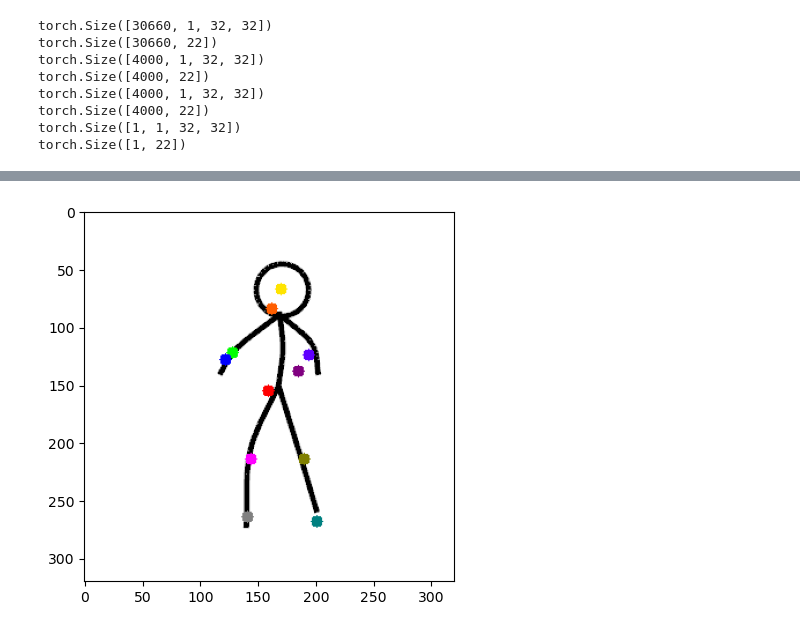
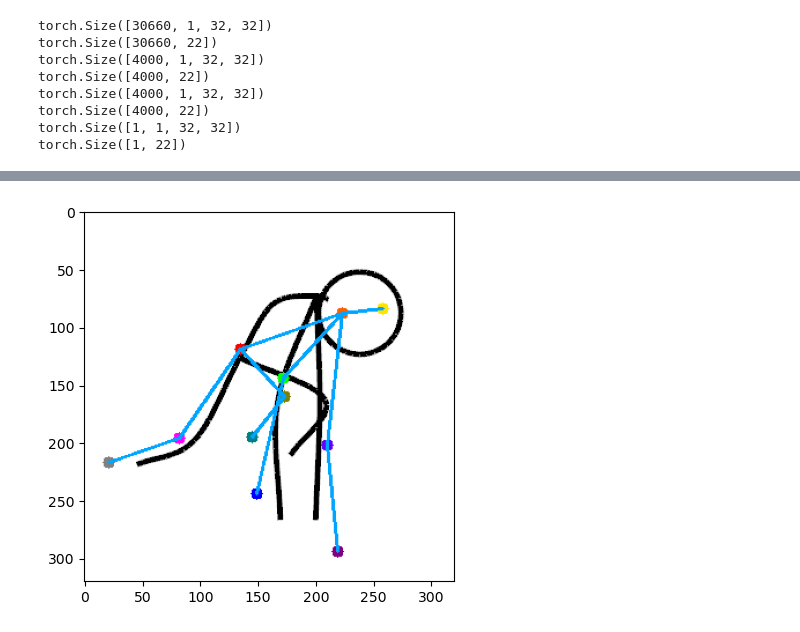
Before and after one commit to leesihoo0919/CG-LAB-Stick-Figure, a Jupyter notebook: final model test.ipynb, the cells around one changed output, grey strips where cells are left out. Saved outputs shown, nothing was run; the diff lists cells and outputs as text; code cells hidden in the pictures.

```diff
--- a/final model test.ipynb
+++ b/final model test.ipynb
@@ -363,7 +365,7 @@ X_ex = load_images("./image_ex/")
 x_ex_preprocessed = X_ex.reshape(-1, 32, 32, 1).astype('float32') / 255.0
 x_ex_preprocessed = torch.FloatTensor(x_ex_preprocessed).to(device)
 x_ex_preprocessed = x_ex_preprocessed.transpose(1, 3)
-imageFile = './image_ex/sf001490.png'
+imageFile = './image_ex/sf000612.png'
 X_ex_image = cv2.imread(imageFile)
 
 # 각 관절 위치 값 저장
@@ -385,33 +387,51 @@ re_y = int(round(data[11]))
 rh_x = int(round(data[12]))
 rh_y = int(round(data[13]))
 lk_x = int(round(data[14]))
 lk_y = int(round(data[15]))
 lf_x = int(round(data[16]))
 lf_y = int(round(data[17]))
 rk_x = int(round(data[18]))
 rk_y = int(round(data[19]))
 rf_x = int(round(data[20]))
 rf_y = int(round(data[21]))
 
 
 
 cv2.circle(X_ex_image,(c1_x,c1_y), radius=5, color=(0,0,255), thickness=-1)  #빨
 cv2.circle(X_ex_image,(c2_x,c2_y), radius=5, color=(0,94,255), thickness=-1)  #주
 cv2.circle(X_ex_image,(c3_x,c3_y), radius=5, color=(0,228,255), thickness=-1) #노
 cv2.circle(X_ex_image,(le_x,le_y), radius=5, color=(0,255,0), thickness=-1)  #초
 cv2.circle(X_ex_image,(lh_x,lh_y), radius=5, color=(255,0,0), thickness=-1)  #파
 cv2.circle(X_ex_image,(re_x,re_y), radius=5, color=(255,0,95), thickness=-1)
 cv2.circle(X_ex_image,(rh_x,rh_y), radius=5, color=(128,0,128), thickness=-1)
 cv2.circle(X_ex_image,(lk_x,lk_y), radius=5, color=(255,0,255), thickness=-1)
 cv2.circle(X_ex_image,(lf_x,lf_y), radius=5, color=(128,128,128), thickness=-1)
 cv2.circle(X_ex_image,(rk_x,rk_y), radius=5, color=(0,128,128), thickness=-1)
 cv2.circle(X_ex_image,(rf_x,rf_y), radius=5, color=(128,128,0), thickness=-1)
 
 
+# 각 연결을 나타내는 튜플 리스트
+connections = [(c1_x, c1_y, c2_x, c2_y),
+               (c2_x, c2_y, c3_x, c3_y),
+               (c2_x, c2_y, le_x, le_y),
+               (c2_x, c2_y, re_x, re_y),
+               (le_x, le_y, lh_x, lh_y),
+               (re_x, re_y, rh_x, rh_y),
+               (c1_x, c1_y, lk_x, lk_y),
+               (c1_x, c1_y, rk_x, rk_y),
+               (lk_x, lk_y, lf_x, lf_y),
+               (rk_x, rk_y, rf_x, rf_y)]
+
+# 주황색 RGB 값
+orange = (255, 165, 0)
+
+# 각 연결에 대해 선을 그립니다
+for conn in connections:
+    cv2.line(X_ex_image, (conn[0], conn[1]), (conn[2], conn[3]), orange, thickness=2)
+
+# 색상 공간을 RGB로 변환하고 이미지를 출력합니다
 img = cv2.cvtColor(X_ex_image, cv2.COLOR_BGR2RGB)
-
-#이미지, 점 출력
 plt.imshow(img)
 plt.show()
 # %% [output]
-[figure, old version]
+[figure, new version]
```
Also changed, not shown: parts of 5 cells of this notebook, 6 other files.
